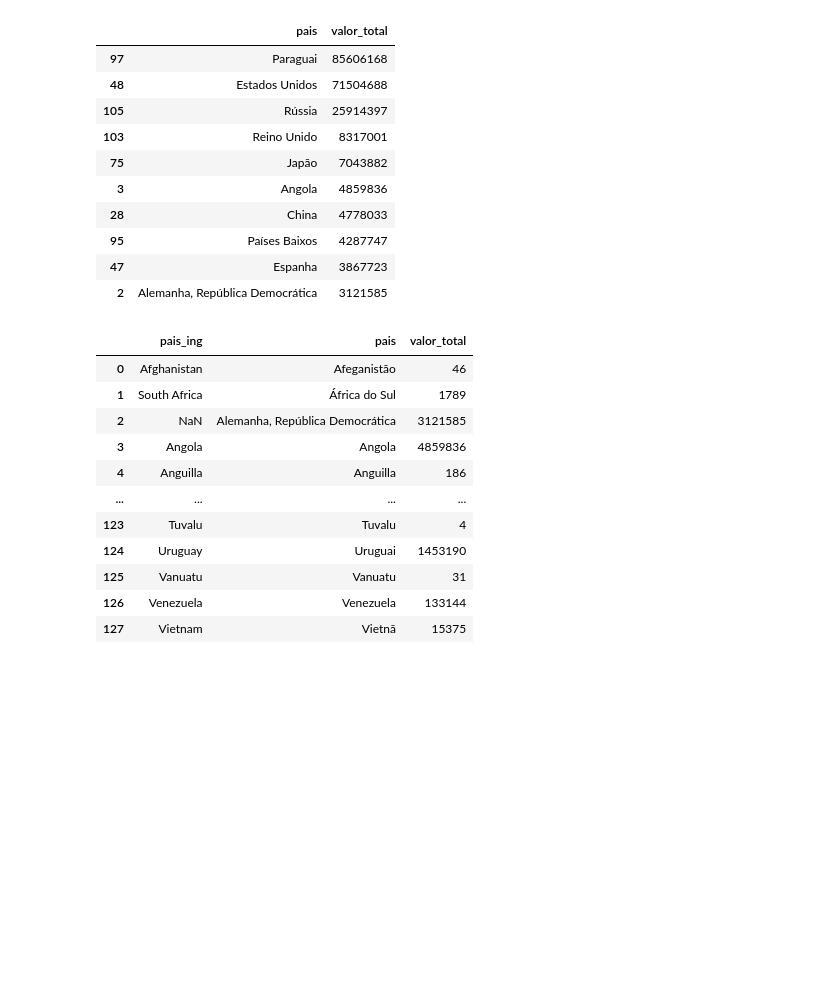
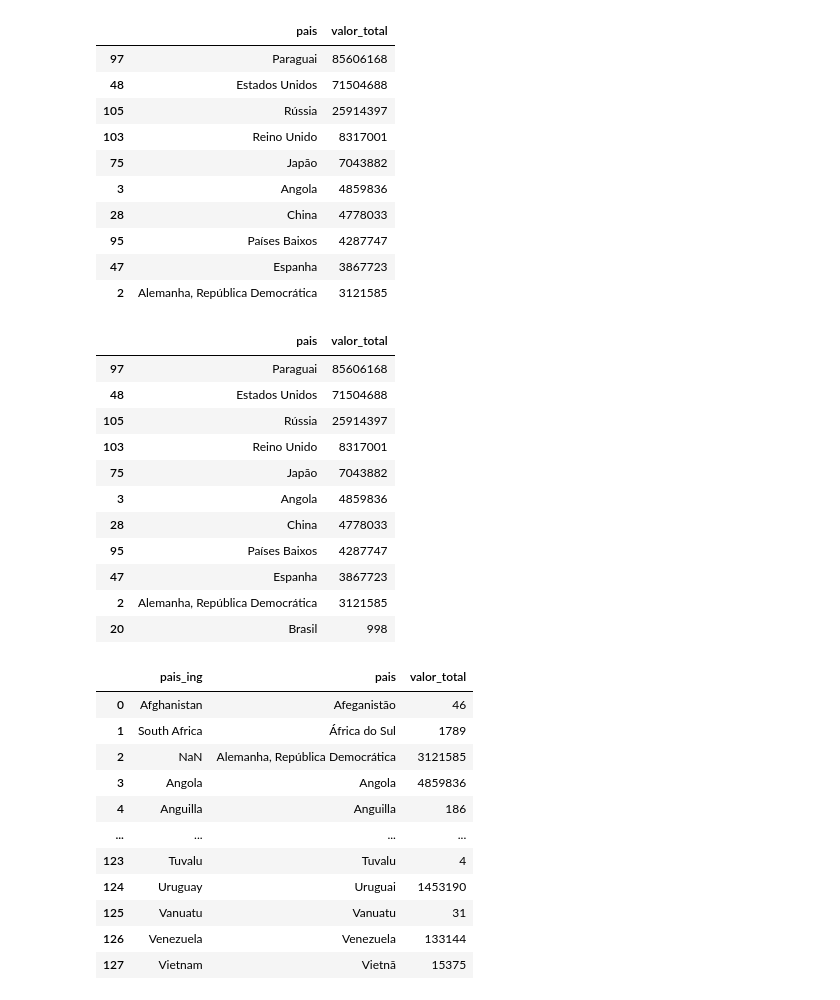
Before and after one commit to Leandro-Braga/wine_techchallenge-, a Jupyter notebook: notebook_testes/Vinicula.ipynb, the cells around one changed output. Cells and saved outputs as stored; diff of their text form; code cells hidden in the pictures; blank space fills up the shorter version.

```diff
--- a/notebook_testes/Vinicula.ipynb
+++ b/notebook_testes/Vinicula.ipynb
@@ -258,7 +258,8 @@ df_pais_valortotal_nomes
 | 127 | Vietnam | Vietnã | 15375 |
 128 rows × 3 columns
 # %%
-df_pais_valortotal_nomes[['pais', 'valor_total']].sort_values(by='valor_total', ascending=False).head(10)
+df_valor10paise = df_pais_valortotal_nomes[['pais', 'valor_total']].sort_values(by='valor_total', ascending=False).head(10)
+df_valor10paise
 # %% [output]
 |  | pais | valor_total |
 | 97 | Paraguai | 85606168 |
@@ -271,4 +272,23 @@ df_pais_valortotal_nomes[['pais', 'valor_total']].sort_values(by='valor_total',
 | 95 | Países Baixos | 4287747 |
 | 47 | Espanha | 3867723 |
 | 2 | Alemanha, República Democrática | 3121585 |
+# %%
+brasil_total = df_pais_valortotal_nomes[df_pais_valortotal_nomes['pais'] == 'Brasil'][['pais', 'valor_total']]
+# brasil_total
+
+df_valor10paiseBr = pd.concat([df_valor10paise, brasil_total], axis=0)
+df_valor10paiseBr
+# %% [output]
+|  | pais | valor_total |
+| 97 | Paraguai | 85606168 |
+| 48 | Estados Unidos | 71504688 |
+| 105 | Rússia | 25914397 |
+| 103 | Reino Unido | 8317001 |
+| 75 | Japão | 7043882 |
+| 3 | Angola | 4859836 |
+| 28 | China | 4778033 |
+| 95 | Países Baixos | 4287747 |
+| 47 | Espanha | 3867723 |
+| 2 | Alemanha, República Democrática | 3121585 |
+| 20 | Brasil | 998 |
 # %%
```
Also changed, not shown: parts of 2 cells of this notebook, 4 other files.
